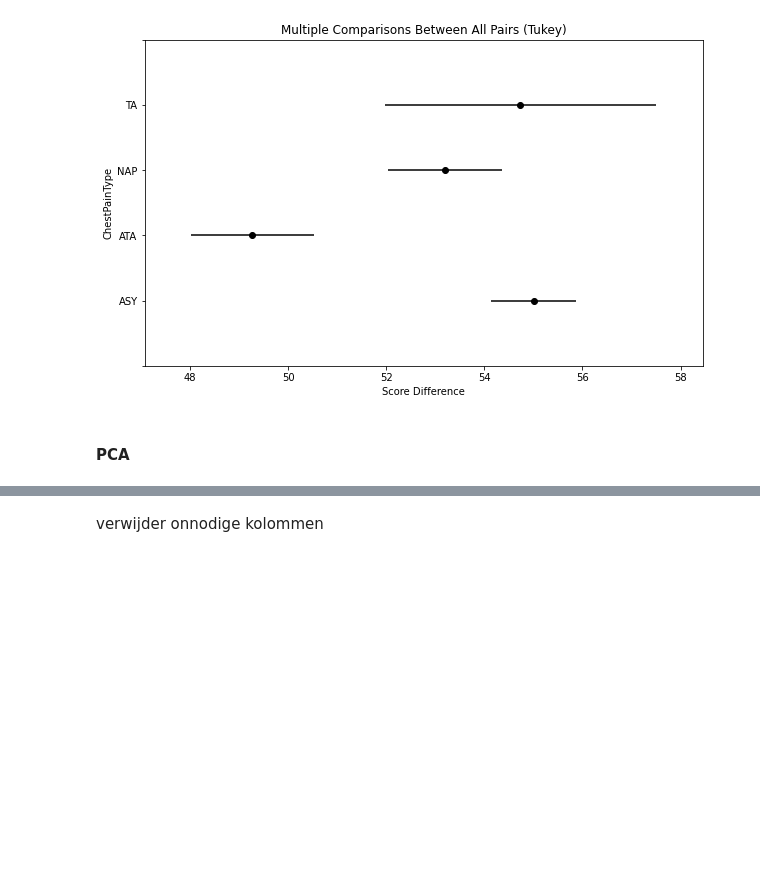
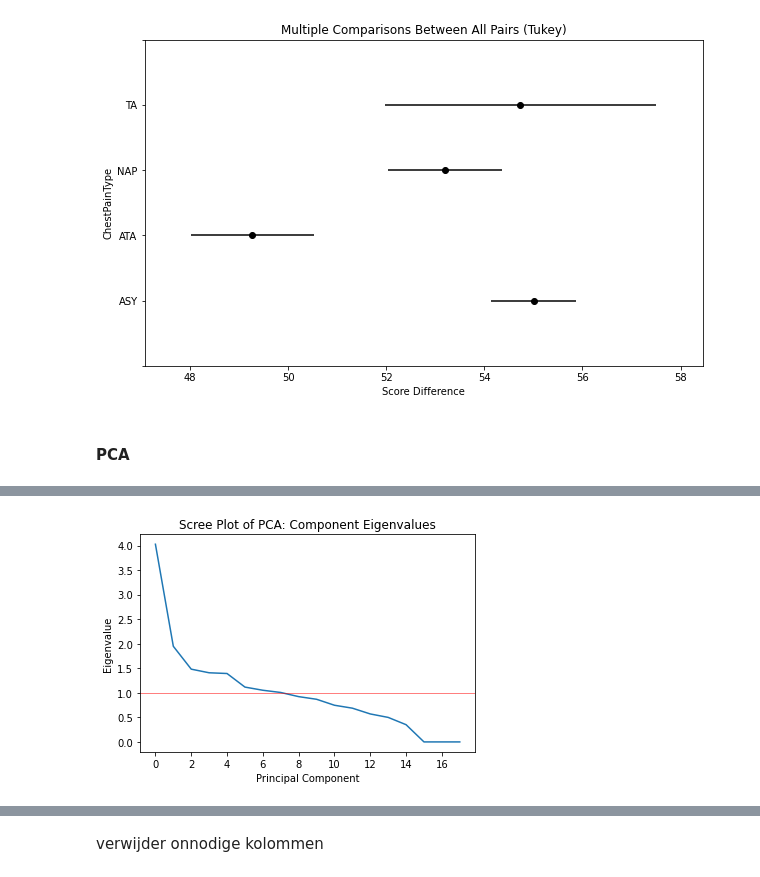
Before and after one commit to Mysurii/Minoi-AAI, a Jupyter notebook: Machine Learning/heart_disease.ipynb, the cells around one changed output, grey strips where cells are left out. Saved outputs shown, nothing was run; the diff lists cells and outputs as text; code cells hidden in the pictures; blank space fills up the shorter version.

```diff
--- a/Machine Learning/heart_disease.ipynb
+++ b/Machine Learning/heart_disease.ipynb
@@ -750,10 +750,10 @@ X_test = sc.fit_transform(X_test)
 # and testing set of X component
 from sklearn.decomposition import PCA
 
-pca = PCA(n_components = 4)
+pca = PCA()
 
 X_train = pca.fit_transform(X_train)
-X_test = pca.transform(X_test)
+X_test = pca.fit_transform(X_test)
 
 pca.explained_variance_ratio_
 # %% [output]
@@ -782,0 +817,17 @@ n_components = 4: 0.896
+# %%
+def scree_plot():
+    from matplotlib.pyplot import figure, show
+    from matplotlib.ticker import MaxNLocator
+
+    ax = figure().gca()
+    ax.plot(pca.explained_variance_)
+    ax.xaxis.set_major_locator(MaxNLocator(integer=True))
+    plt.xlabel('Principal Component')
+    plt.ylabel('Eigenvalue')
+    plt.axhline(y=1, linewidth=1, color='r', alpha=0.5)
+    plt.title('Scree Plot of PCA: Component Eigenvalues')
+    show()
+
+scree_plot()
+# %% [output]
+[figure, added]
```
Also changed, not shown: parts of 7 cells of this notebook.
